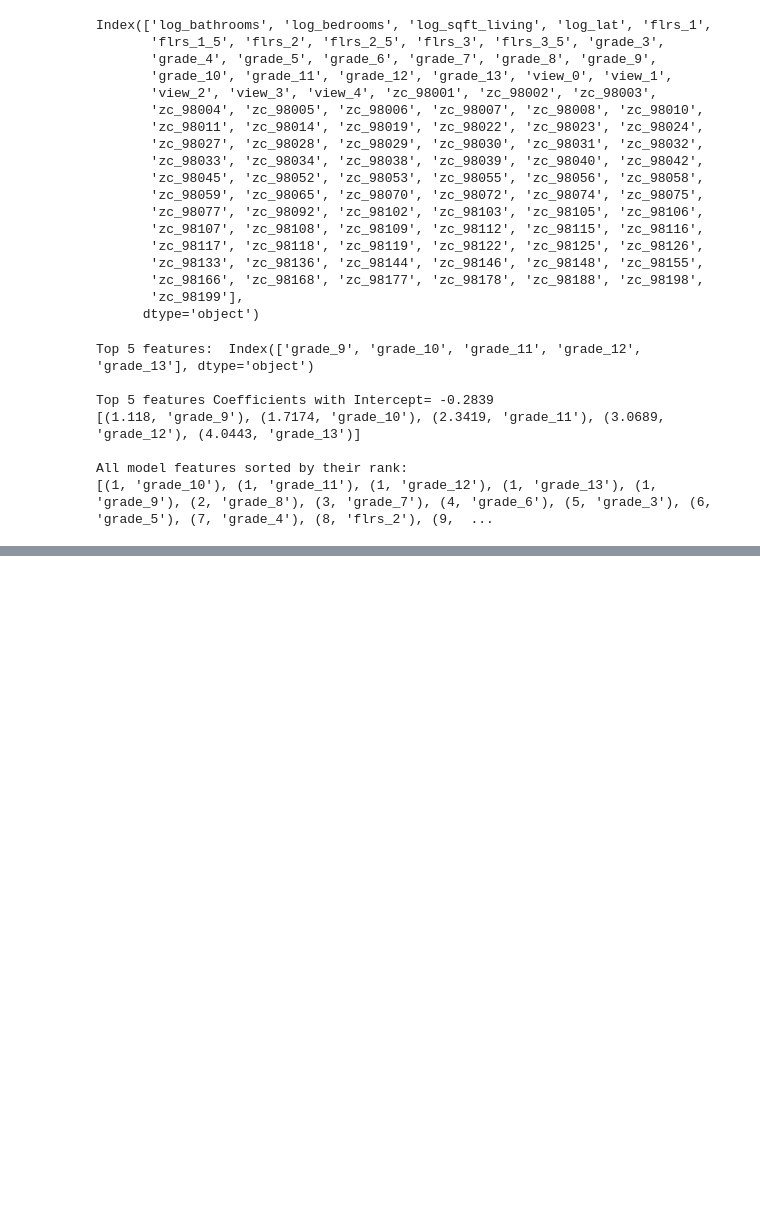
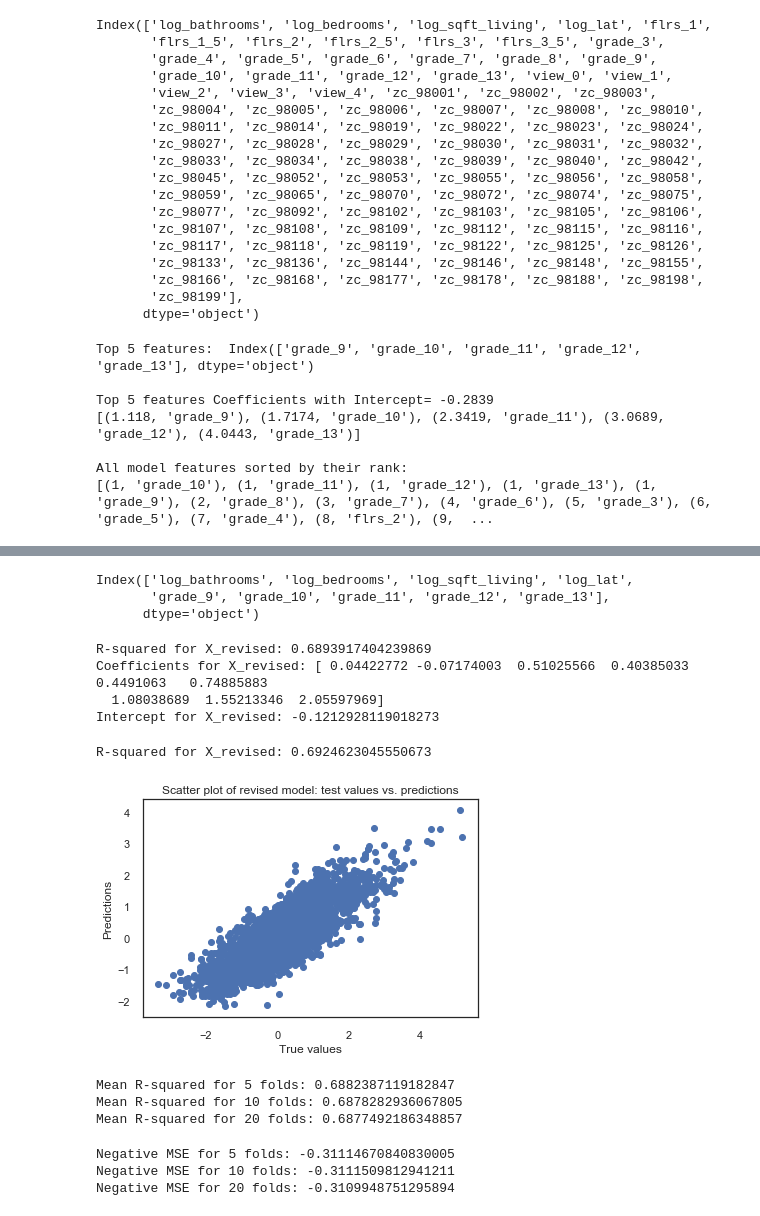
Before and after one commit to katiedave/dsc-1-final-project-online-ds-sp-000, a Jupyter notebook: student.ipynb, the cells around one changed output, grey strips where cells are left out. Saved outputs shown, nothing was run; the diff lists cells and outputs as text; code cells hidden in the pictures; blank space fills up the shorter version.

```diff
--- a/student.ipynb
+++ b/student.ipynb
@@ -557,0 +566,77 @@ cross_val_score(linreg, X, y, cv=20, scoring="neg_mean_squared_error")
+# %%
+X_revised = X.drop(['flrs_1','flrs_1_5', 'flrs_2', 'flrs_2_5', 'flrs_3', 'flrs_3_5', 'grade_3',
+                   'grade_4', 'grade_5', 'grade_6', 'grade_7', 'grade_8','view_0', 'view_1',
+                   'view_2', 'view_3', 'view_4', 'zc_98001', 'zc_98002', 'zc_98003',
+                   'zc_98004', 'zc_98005', 'zc_98006', 'zc_98007', 'zc_98008', 'zc_98010',
+                   'zc_98011', 'zc_98014', 'zc_98019', 'zc_98022', 'zc_98023', 'zc_98024',
+                   'zc_98027', 'zc_98028', 'zc_98029', 'zc_98030', 'zc_98031', 'zc_98032',
+                   'zc_98033', 'zc_98034', 'zc_98038', 'zc_98039', 'zc_98040', 'zc_98042',
+                   'zc_98045', 'zc_98052', 'zc_98053', 'zc_98055', 'zc_98056', 'zc_98058',
+                   'zc_98059', 'zc_98065', 'zc_98070', 'zc_98072', 'zc_98074', 'zc_98075',
+                   'zc_98077', 'zc_98092', 'zc_98102', 'zc_98103', 'zc_98105', 'zc_98106',
+                   'zc_98107', 'zc_98108', 'zc_98109', 'zc_98112', 'zc_98115', 'zc_98116',
+                   'zc_98117', 'zc_98118', 'zc_98119', 'zc_98122', 'zc_98125', 'zc_98126',
+                   'zc_98133', 'zc_98136', 'zc_98144', 'zc_98146', 'zc_98148', 'zc_98155',
+                   'zc_98166', 'zc_98168', 'zc_98177', 'zc_98178', 'zc_98188', 'zc_98198',
+                   'zc_98199'], axis=1)
+X_revised.columns
+# %% [output]
+Index(['log_bathrooms', 'log_bedrooms', 'log_sqft_living', 'log_lat',
+       'grade_9', 'grade_10', 'grade_11', 'grade_12', 'grade_13'],
+      dtype='object')
+# %%
+# Run multiple linear regression again on X_revised:
+from sklearn.linear_model import LinearRegression
+
+linreg_revised = LinearRegression().fit(X_revised, y)
+print('R-squared for X_revised:', linreg_revised.score(X_revised, y))
+print('Coefficients for X_revised:', linreg_revised.coef_)
+print('Intercept for X_revised:', linreg_revised.intercept_)
+# %% [output]
+R-squared for X_revised: 0.6893917404239869
+Coefficients for X_revised: [ 0.04422772 -0.07174003  0.51025566  0.40385033  0.4491063   0.74885883
+  1.08038689  1.55213346  2.05597969]
+Intercept for X_revised: -0.1212928119018273
+# %%
+#Train-test-split on X_revised:
+X_rev_train, X_rev_test, y_rev_train, y_rev_test = train_test_split(X_revised, y, test_size=0.2)
+reg = LinearRegression()
+model = reg.fit(X_rev_train, y_rev_train)
+predictions = reg.predict(X_rev_test)
+
+print("R-squared for X_revised:", model.score(X_rev_test, y_rev_test))
+# %% [output]
+R-squared for X_revised: 0.6924623045550673
+# %%
+# The line / model
+plt.scatter(y_rev_test, predictions)
+plt.xlabel('True values')
+plt.ylabel('Predictions')
+plt.title('Scatter plot of revised model: test values vs. predictions')
+plt.show();
+# %% [output]
+[figure, added]
+# %%
+# k-fold cross validation for R-squared on X_revised:
+cv_5_mean = np.mean(cross_val_score(linreg, X_revised, y, cv=5, scoring="r2"))
+cv_10_mean = np.mean(cross_val_score(linreg, X_revised, y, cv=10, scoring="r2"))
+cv_20_mean = np.mean(cross_val_score(linreg, X_revised, y, cv=20, scoring="r2"))
+print("Mean R-squared for 5 folds:", cv_5_mean)
+print("Mean R-squared for 10 folds:", cv_10_mean)
+print("Mean R-squared for 20 folds:", cv_20_mean)
+# %% [output]
+Mean R-squared for 5 folds: 0.6882387119182847
+Mean R-squared for 10 folds: 0.6878282936067805
+Mean R-squared for 20 folds: 0.6877492186348857
+# %%
+# k-fold cross validation for neg_mean_squared_error on X_revised:
+cv_5_mean = np.mean(cross_val_score(linreg, X_revised, y, cv=5, scoring="neg_mean_squared_error"))
+cv_10_mean = np.mean(cross_val_score(linreg, X_revised, y, cv=10, scoring="neg_mean_squared_error"))
+cv_20_mean = np.mean(cross_val_score(linreg, X_revised, y, cv=20, scoring="neg_mean_squared_error"))
+print("Negative MSE for 5 folds:", cv_5_mean)
+print("Negative MSE for 10 folds:", cv_10_mean)
+print("Negative MSE for 20 folds:", cv_20_mean)
+# %% [output]
+Negative MSE for 5 folds: -0.31114670840830005
+Negative MSE for 10 folds: -0.3111509812941211
+Negative MSE for 20 folds: -0.3109948751295894
```
Also changed, not shown: parts of 16 cells of this notebook, 1 other file.
